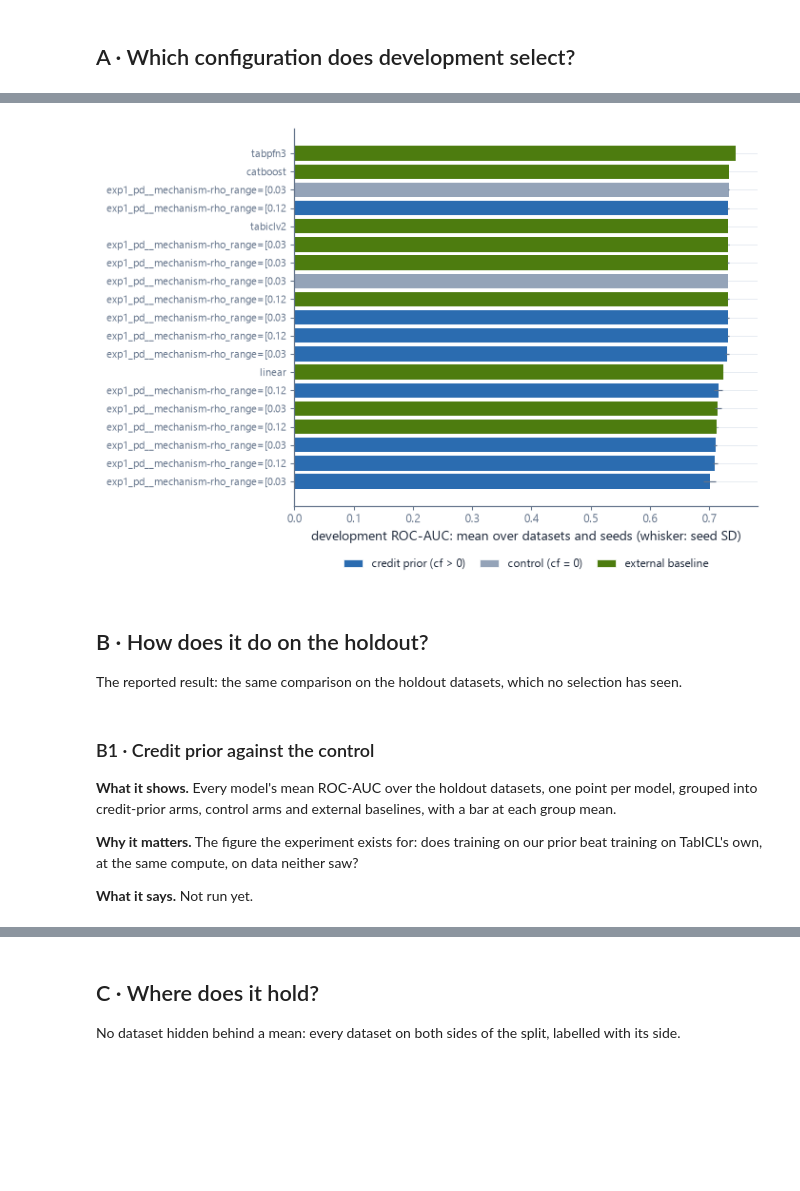
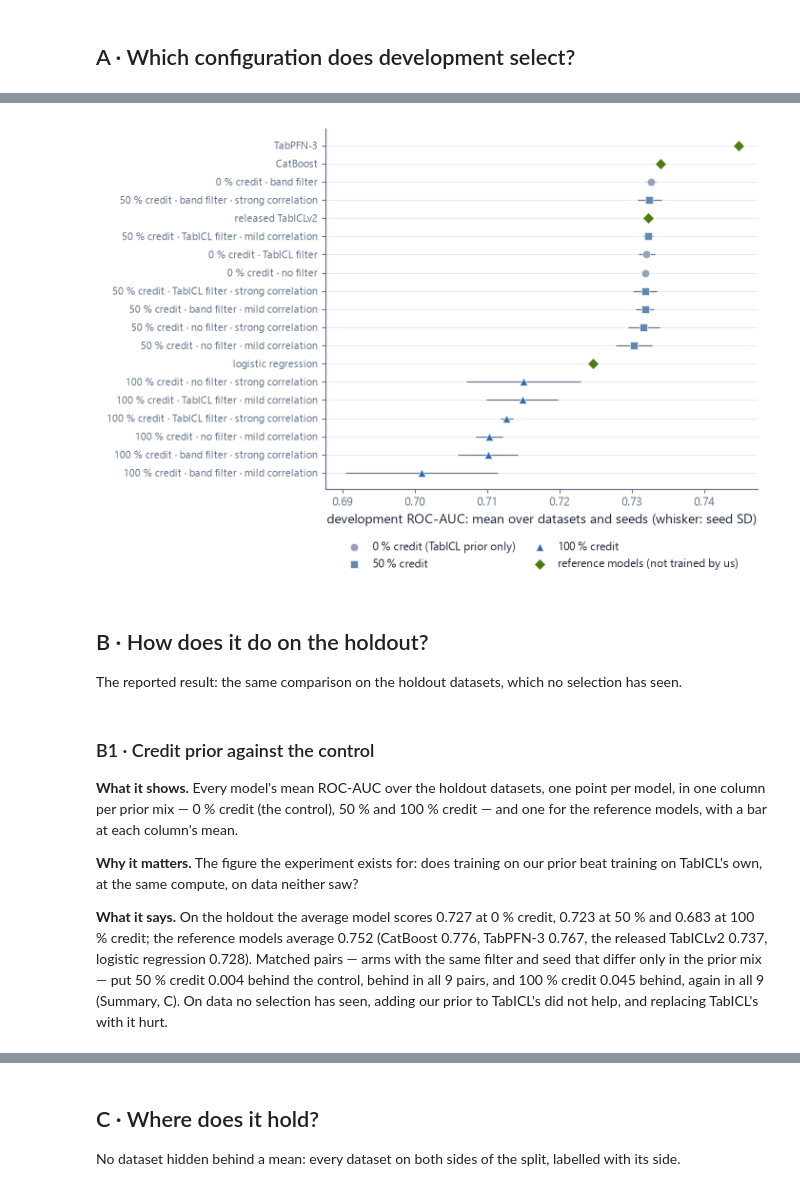
Before and after one commit to andreasgoethals/CreditICL, a Jupyter notebook: notebooks/1. Experiment 1/1.3_pd_results.ipynb, the cells around one changed output, grey strips where cells are left out. Cells and saved outputs as stored; diff of their text form; code cells hidden in the pictures; blank space fills up the shorter version.

```diff
--- a/notebooks/1. Experiment 1/1.3_pd_results.ipynb
+++ b/notebooks/1. Experiment 1/1.3_pd_results.ipynb
@@ -61,8 +63,8 @@ FIGS = figures.FigureSaver("1.3_pd_results")
 # %%
 FIGS.save(results_plots.overall_ranking(TASK, exp=EXP), "overall_ranking",
-    caption="Development ROC-AUC per configuration, averaged over the development datasets and training seeds, as horizontal bars coloured by model kind with whiskers for the training-seed standard deviation.");
+    caption="Development ROC-AUC per configuration, averaged over the development datasets and training seeds, one point per configuration marked by prior mix with reference models in olive, and whiskers for the training-seed standard deviation.");
 # %% [output]
-[figure, old version]
+[figure, new version]
 # %% [markdown]
 ## B · How does it do on the holdout?
 
@@ -70,10 +72,10 @@ The reported result: the same comparison on the holdout datasets, which no selec
 # %% [markdown]
 ### B1 · Credit prior against the control
 
-**What it shows.** Every model's mean ROC-AUC over the holdout datasets, one point per model, grouped into credit-prior arms, control arms and external baselines, with a bar at each group mean.
+**What it shows.** Every model's mean ROC-AUC over the holdout datasets, one point per model, in one column per prior mix — 0 % credit (the control), 50 % and 100 % credit — and one for the reference models, with a bar at each column's mean.
 
 **Why it matters.** The figure the experiment exists for: does training on our prior beat training on TabICL's own, at the same compute, on data neither saw?
 
-**What it says.** Not run yet.
+**What it says.** On the holdout the average model scores 0.727 at 0 % credit, 0.723 at 50 % and 0.683 at 100 % credit; the reference models average 0.752 (CatBoost 0.776, TabPFN-3 0.767, the released TabICLv2 0.737, logistic regression 0.728). Matched pairs — arms with the same filter and seed that differ only in the prior mix — put 50 % credit 0.004 behind the control, behind in all 9 pairs, and 100 % credit 0.045 behind, again in all 9 (Summary, C). On data no selection has seen, adding our prior to TabICL's did not help, and replacing TabICL's with it hurt.
 # %%
 FIGS.save(results_plots.credit_vs_control(TASK, exp=EXP, role="holdout"), "credit_vs_control",
```
Also changed, not shown: parts of 14 cells of this notebook, 28 other files.
